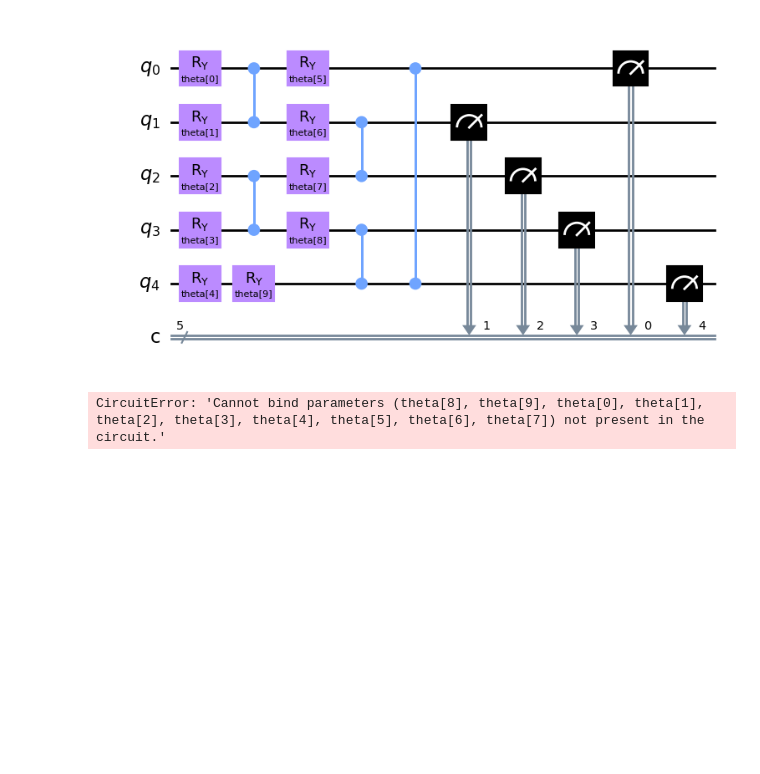
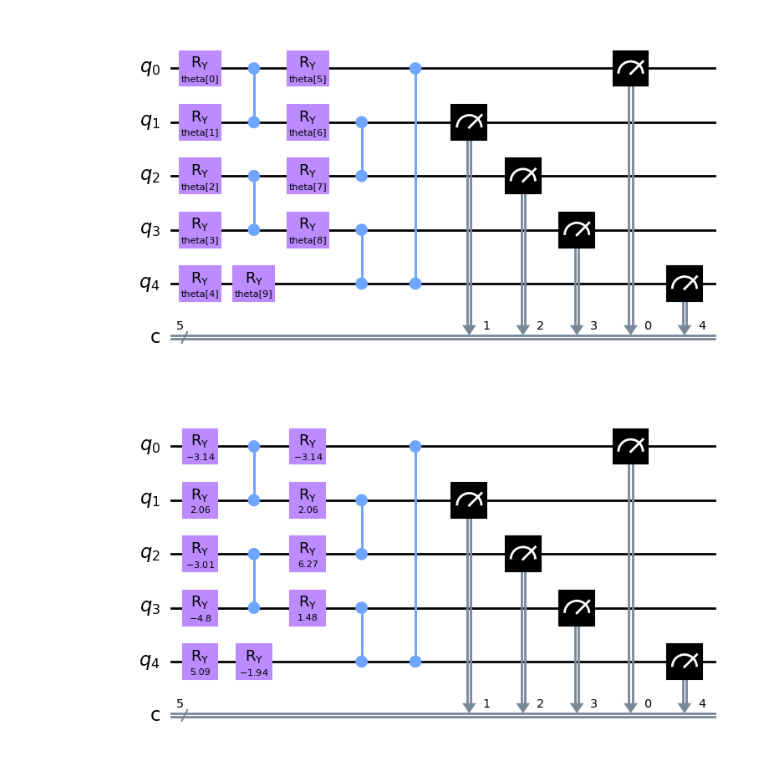
Before and after one commit to tulliavu/QPO, a Jupyter notebook: tets g2/g2 Qiskit for finance.ipynb, the cells around one changed output. Cells and saved outputs as stored; diff of their text form; code cells hidden in the pictures; blank space fills up the shorter version.

```diff
--- a/tets g2/g2 Qiskit for finance.ipynb
+++ b/tets g2/g2 Qiskit for finance.ipynb
@@ -596,10 +596,10 @@ qc.draw('mpl', fold=150)
 # %% [output]
 [figure]
 # %%
-pqc = qc.bind_parameters(best_parameters)
+pqc = qc.bind_parameters(best_parameters.values())
 pqc.draw('mpl', fold=150)
 # %% [output]
-CircuitError: 'Cannot bind parameters (theta[8], theta[9], theta[0], theta[1], theta[2], theta[3], theta[4], theta[5], theta[6], theta[7]) not present in the circuit.'
+[figure, added]
 # %%
 from qiskit import Aer, execute
 from qiskit.visualization import plot_histogram
```
Also changed, not shown: parts of 4 cells of this notebook.
